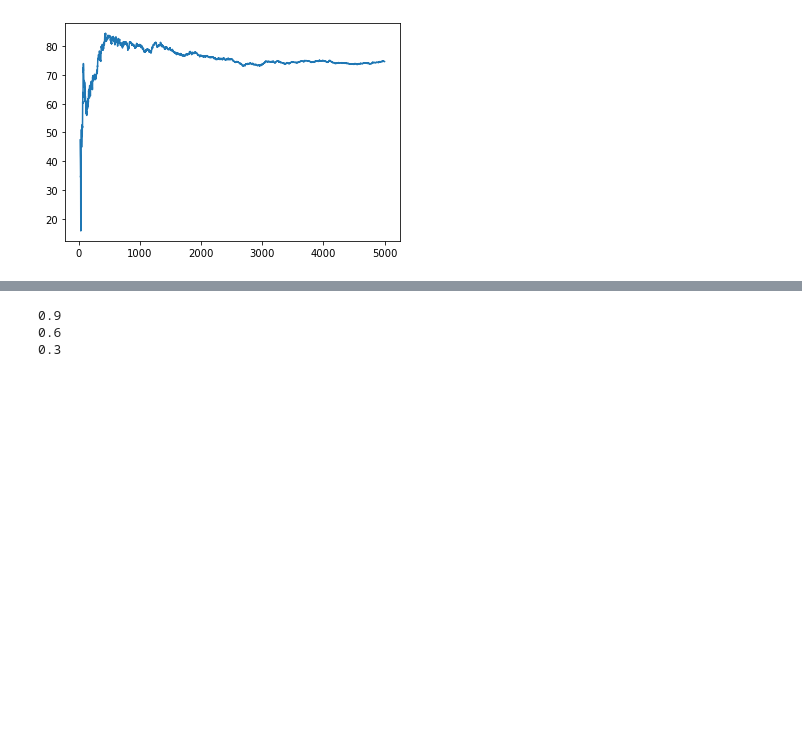
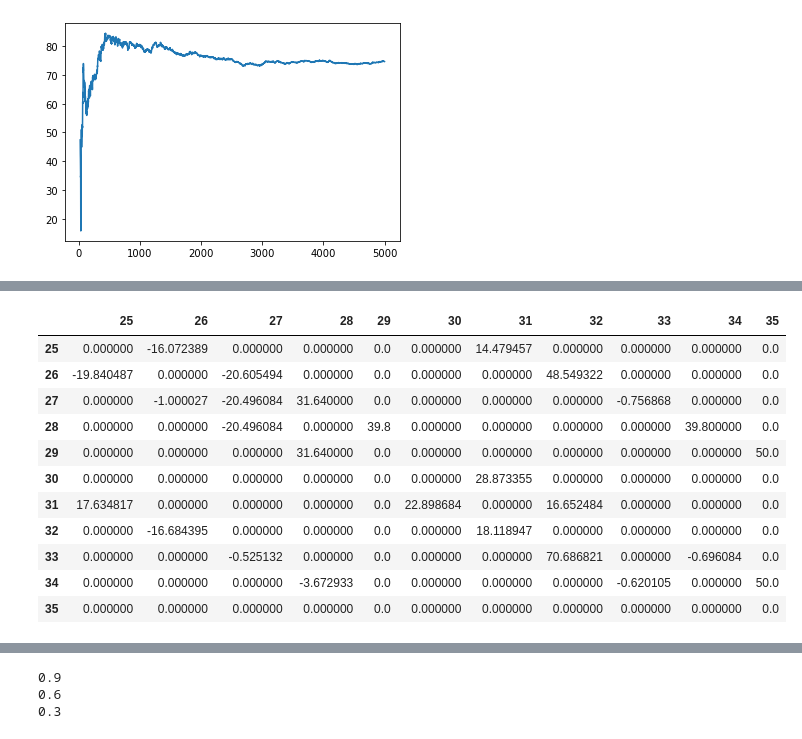
Before and after one commit to alexxcollins/Collins_Adib_INM707_CW, a Jupyter notebook: RobotEnv.ipynb, the cells around one changed output, grey strips where cells are left out. Saved outputs shown, nothing was run; the diff lists cells and outputs as text; code cells hidden in the pictures; blank space fills up the shorter version.

```diff
--- a/RobotEnv.ipynb
+++ b/RobotEnv.ipynb
@@ -50,0 +63,15 @@ plt.plot(np.arange(20, len(Rtot_avg)), Rtot_avg[20:])
+# %%
+robotEnv.display_matrix(Q, 25)
+# %% [output]
+|  | 25 | 26 | 27 | 28 | 29 | 30 | 31 | 32 | 33 | 34 | 35 |
+| 25 | 0.000000 | -16.072389 | 0.000000 | 0.000000 | 0.0 | 0.000000 | 14.479457 | 0.000000 | 0.000000 | 0.000000 | 0.0 |
+| 26 | -19.840487 | 0.000000 | -20.605494 | 0.000000 | 0.0 | 0.000000 | 0.000000 | 48.549322 | 0.000000 | 0.000000 | 0.0 |
+| 27 | 0.000000 | -1.000027 | -20.496084 | 31.640000 | 0.0 | 0.000000 | 0.000000 | 0.000000 | -0.756868 | 0.000000 | 0.0 |
+| 28 | 0.000000 | 0.000000 | -20.496084 | 0.000000 | 39.8 | 0.000000 | 0.000000 | 0.000000 | 0.000000 | 39.800000 | 0.0 |
+| 29 | 0.000000 | 0.000000 | 0.000000 | 31.640000 | 0.0 | 0.000000 | 0.000000 | 0.000000 | 0.000000 | 0.000000 | 50.0 |
+| 30 | 0.000000 | 0.000000 | 0.000000 | 0.000000 | 0.0 | 0.000000 | 28.873355 | 0.000000 | 0.000000 | 0.000000 | 0.0 |
+| 31 | 17.634817 | 0.000000 | 0.000000 | 0.000000 | 0.0 | 22.898684 | 0.000000 | 16.652484 | 0.000000 | 0.000000 | 0.0 |
+| 32 | 0.000000 | -16.684395 | 0.000000 | 0.000000 | 0.0 | 0.000000 | 18.118947 | 0.000000 | 0.000000 | 0.000000 | 0.0 |
+| 33 | 0.000000 | 0.000000 | -0.525132 | 0.000000 | 0.0 | 0.000000 | 0.000000 | 70.686821 | 0.000000 | -0.696084 | 0.0 |
+| 34 | 0.000000 | 0.000000 | 0.000000 | -3.672933 | 0.0 | 0.000000 | 0.000000 | 0.000000 | -0.620105 | 0.000000 | 50.0 |
+| 35 | 0.000000 | 0.000000 | 0.000000 | 0.000000 | 0.0 | 0.000000 | 0.000000 | 0.000000 | 0.000000 | 0.000000 | 0.0 |
```
Also changed, not shown: parts of 10 cells of this notebook, 2 other files.
